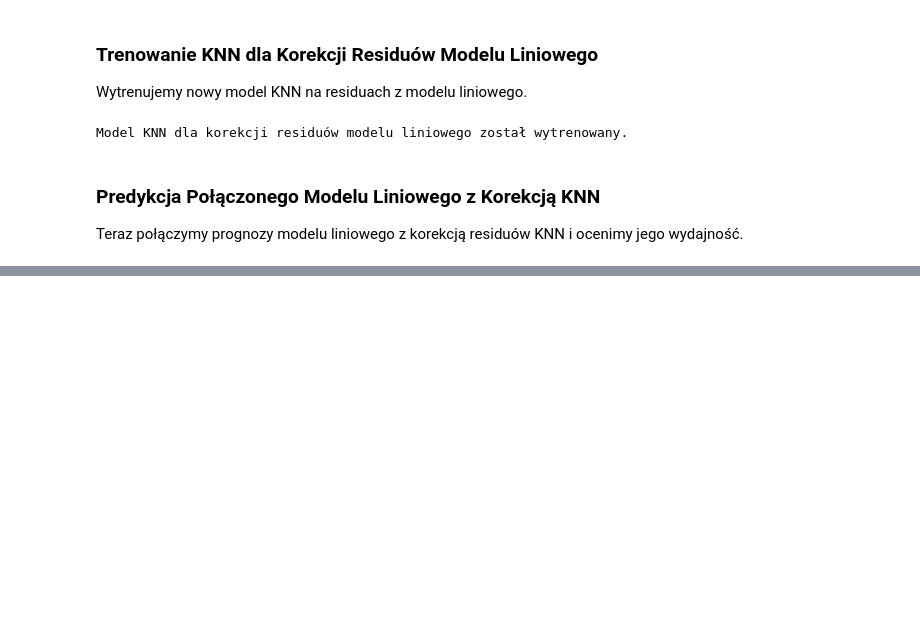
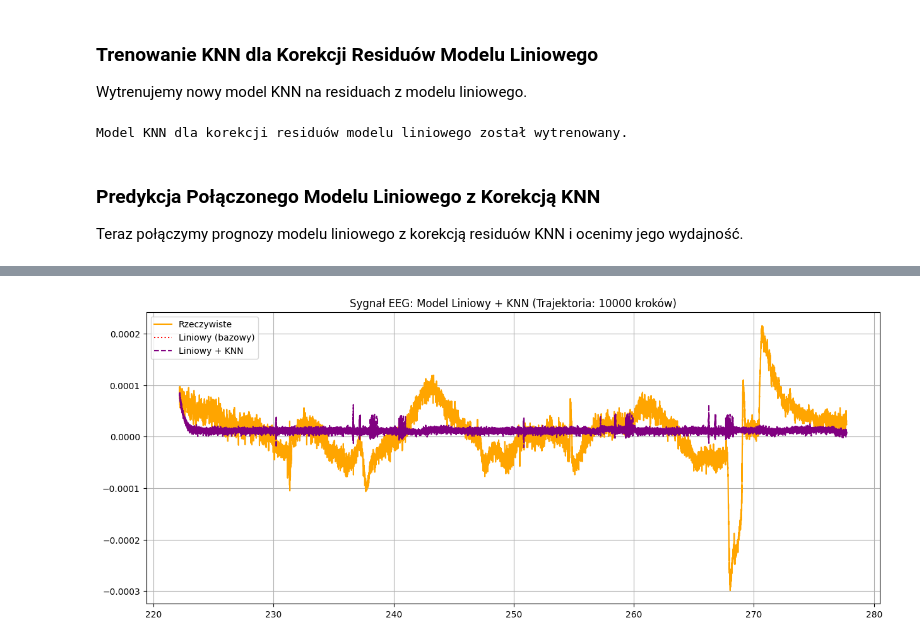
Before and after one commit to piwmat/test, a Jupyter notebook: Untitled1.ipynb, the cells around one changed output, grey strips where cells are left out. Saved outputs shown, nothing was run; the diff lists cells and outputs as text; code cells hidden in the pictures; blank space fills up the shorter version.

```diff
--- a/Untitled1.ipynb
+++ b/Untitled1.ipynb
@@ -27,0 +24,3 @@ Częstotliwość próbkowania: 250 Hz
+# %%
+# Define the maximum number of steps for trajectories
+max_trajectory_length = 10000
@@ -160,8 +175,8 @@ def create_time_delay_embedding(data, delay, dimension):
 delay = 1 # Opóźnienie czasowe
 dimension = 25 # Wymiar wektora stanu (odpowiada cyklowi fali)
 
-# Zastosowanie Time Delay Embedding do residuów
-X_embedded = create_time_delay_embedding(residua_sarimax, delay, dimension)
+# Zastosowanie Time Delay Embedding do residuów, ograniczając do ostatnich max_trajectory_length
+X_embedded = create_time_delay_embedding(residua_sarimax[-max_trajectory_length:], delay, dimension)
 
 print(f"Kształt wektorów stanu po Time Delay Embedding: {X_embedded.shape}")
 print("Pierwsze 3 wektory stanu:")
@@ -335,8 +317,8 @@ Pierwsze 10 residuów LR:
 
 Podobnie jak dla modelu ARIMA, zastosujemy Time Delay Embedding do residuów wygenerowanych przez model liniowy.
 # %%
-# Zastosowanie Time Delay Embedding do residuów modelu liniowego
-X_embedded_lr = create_time_delay_embedding(residua_lr, delay, dimension)
+# Zastosowanie Time Delay Embedding do residuów modelu liniowego, ograniczając do ostatnich max_trajectory_length
+X_embedded_lr = create_time_delay_embedding(residua_lr[-max_trajectory_length:], delay, dimension)
 
 print(f"Kształt wektorów stanu po Time Delay Embedding (dla LR): {X_embedded_lr.shape}")
 print("Pierwsze 3 wektory stanu (dla LR):")
@@ -444,0 +346,71 @@ Mean Squared Error (MSE) dla połączonego modelu Liniowy+KNN: 0.6626
+# %%
+import numpy as np
+from sklearn.metrics import mean_squared_error
+import matplotlib.pyplot as plt
+from sklearn.linear_model import LinearRegression
+from sklearn.neighbors import KNeighborsRegressor
+
+# Parametry
+n_lags = 25
+delay = 1
+dimension = 25
+
+# 1. Odtworzenie modelu liniowego i danych pomocniczych jeśli ich brakuje
+if 'lr_model_fit' not in locals():
+    print("lr_model_fit brakowało. Trenowanie...")
+    X_train_lr_tmp, y_train_lr_tmp = [], []
+    for i in range(n_lags, len(dane_treningowe)):
+        X_train_lr_tmp.append(dane_treningowe[i-n_lags:i])
+        y_train_lr_tmp.append(dane_treningowe[i])
+    lr_model_fit = LinearRegression().fit(np.array(X_train_lr_tmp), np.array(y_train_lr_tmp))
+
+# 2. Odtworzenie embeddingu i modelu KNN jeśli ich brakuje
+if 'X_embedded_lr' not in locals() or 'knn_model_lr' not in locals():
+    print("Odtwarzanie embeddingu i modelu KNN dla residuów LR...")
+    # Obliczanie residuów (ostatnie 30% treningu)
+    index_70 = int(len(dane_treningowe) * 0.70)
+    full_validation_series_lr = dane_treningowe[index_70 - n_lags:]
+    X_val_lr_features = np.array([full_validation_series_lr[i-n_lags:i] for i in range(n_lags, len(full_validation_series_lr))])
+    prognozy_lr_walidacja = lr_model_fit.predict(X_val_lr_features)
+    residua_lr = dane_treningowe[index_70:] - prognozy_lr_walidacja
+
+    # Embedding
+    X_embedded_lr = create_time_delay_embedding(residua_lr[-max_trajectory_length:], delay, dimension)
+
+    # KNN training
+    X_knn_lr_tmp = X_embedded_lr[:-1]
+    y_knn_lr_tmp = X_embedded_lr[1:] - X_embedded_lr[:-1]
+    knn_model_lr = KNeighborsRegressor(n_neighbors=1).fit(X_knn_lr_tmp, y_knn_lr_tmp)
+
+# 3. Predykcja bazowa modelu liniowego
+lr_forecast_test = []
+current_window = dane_treningowe[-n_lags:].copy()
+for i in range(len(dane_testowe)):
+    next_pred = lr_model_fit.predict(current_window.reshape(1, -1))[0]
+    lr_forecast_test.append(next_pred)
+    current_window = np.append(current_window[1:], next_pred)
+lr_forecast_test = np.array(lr_forecast_test)
+
+# 4. Predykcja residuów KNN
+predicted_residuals_knn_lr = []
+current_residual_state_vector_lr = X_embedded_lr[-1].copy()
+for i in range(len(dane_testowe)):
+    delta_vector_lr = knn_model_lr.predict(current_residual_state_vector_lr.reshape(1, -1))[0]
+    current_residual_state_vector_lr = current_residual_state_vector_lr + delta_vector_lr
+    predicted_residuals_knn_lr.append(current_residual_state_vector_lr[0])
+
+predicted_residuals_knn_lr = np.array(predicted_residuals_knn_lr)
+final_predictions_combined_lr = lr_forecast_test + predicted_residuals_knn_lr
+mse_combined_lr = mean_squared_error(dane_testowe, final_predictions_combined_lr)
+
+print(f"MSE (Liniowy+KNN): {mse_combined_lr:.4e}")
+
+plt.figure(figsize=(15, 6))
+plt.plot(os_czasu_test, dane_testowe, label='Rzeczywiste', color='orange')
+plt.plot(os_czasu_test, lr_forecast_test, label='Liniowy (bazowy)', color='red', linestyle=':')
+plt.plot(os_czasu_test, final_predictions_combined_lr, label='Liniowy + KNN', color='purple', linestyle='--')
+plt.title(f'Sygnał EEG: Model Liniowy + KNN (Trajektoria: {max_trajectory_length} kroków)')
+plt.legend()
+plt.grid(True)
+plt.show()
+# %% [output]
@@ -445,3 +419,4 @@ Mean Squared Error (MSE) dla połączonego modelu Liniowy+KNN: 0.6626
+[figure, added]
 # %%
 from IPython.display import Markdown
 
```
Also changed, not shown: parts of 21 cells of this notebook.
